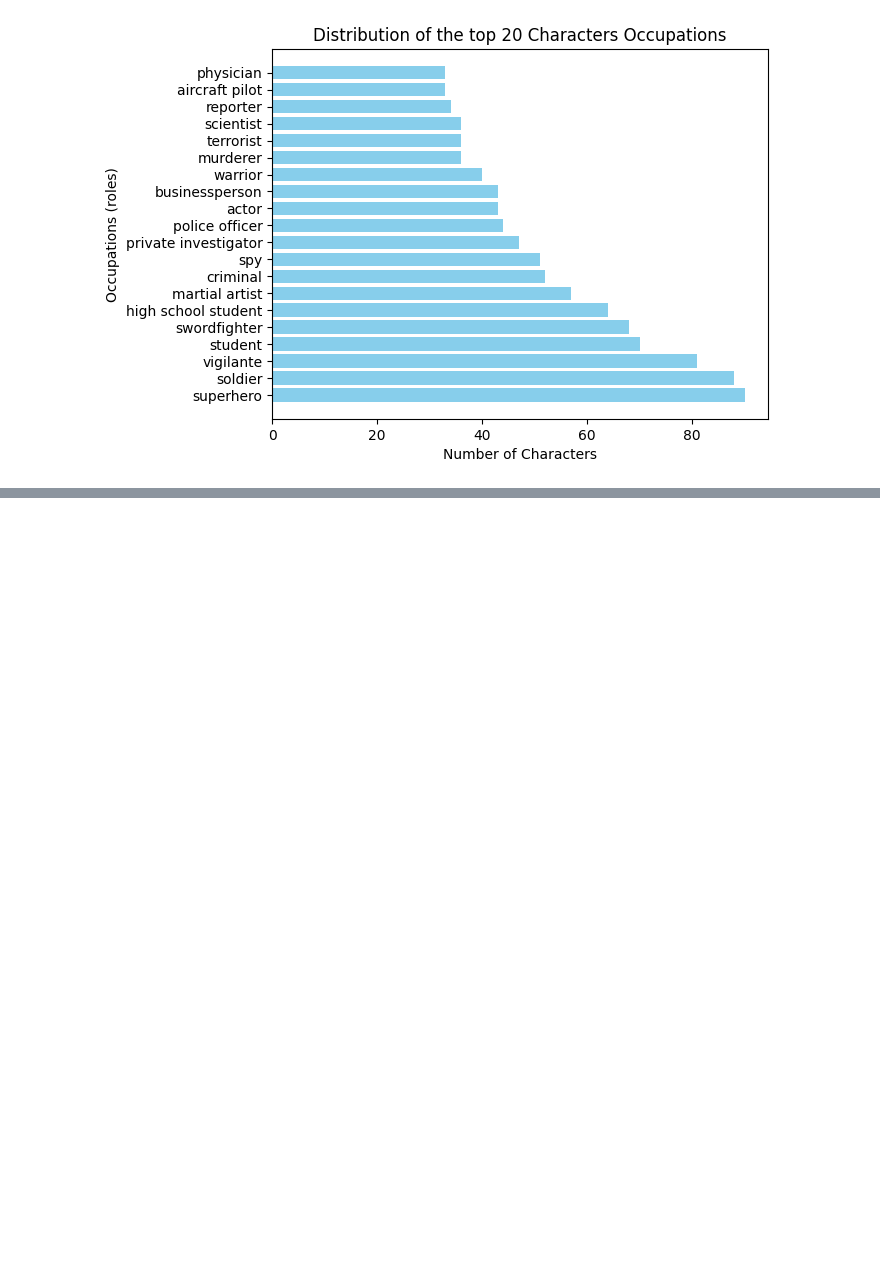
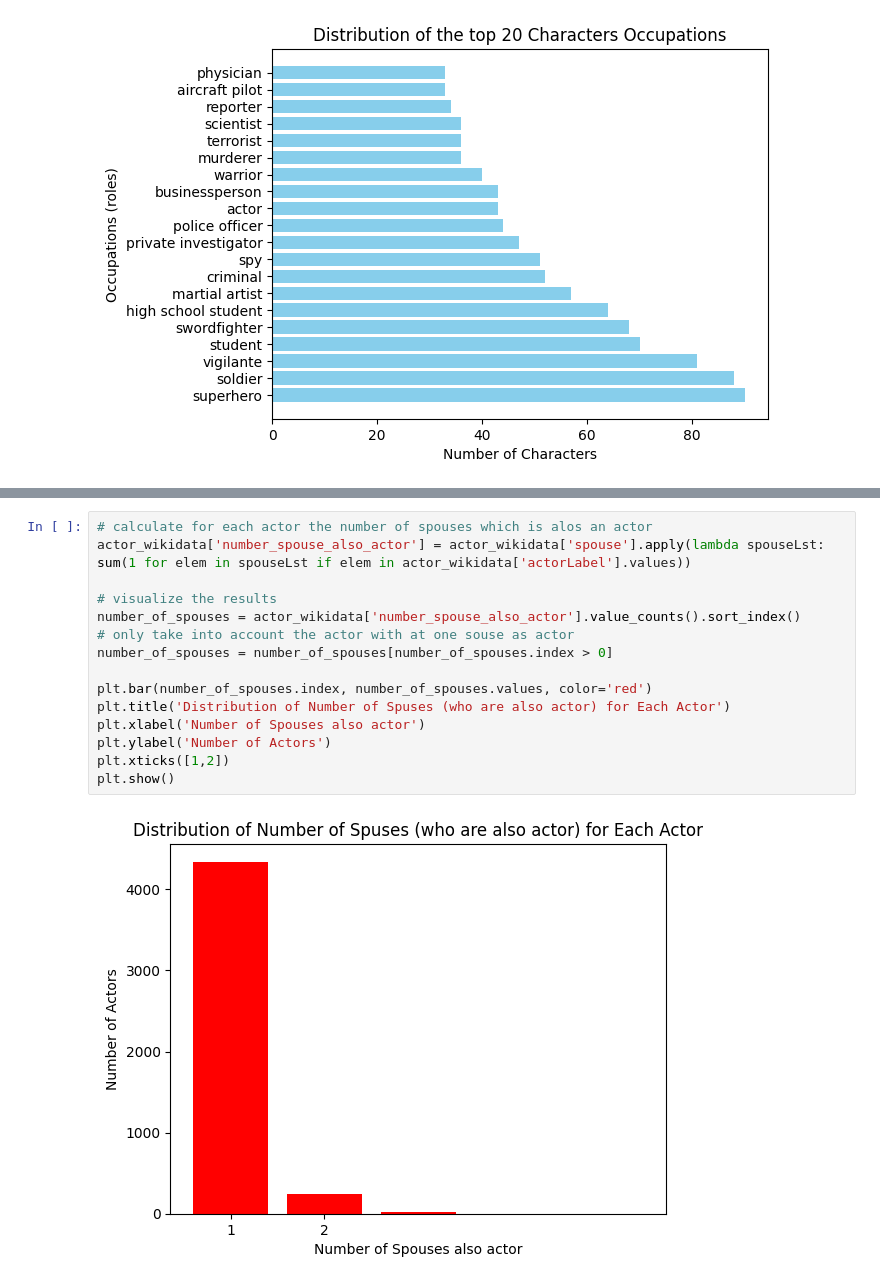
Before and after one commit to epfl-ada/ada-2024-project-bradaframanadamada, a Jupyter notebook: results.ipynb, the cells around one changed output, grey strips where cells are left out. Drawn from its saved outputs; the diff is of its cells as text; blank space fills up the shorter version.

```diff
--- a/results.ipynb
+++ b/results.ipynb
@@ -436,0 +468,17 @@ plt.show()
+# %%
+# calculate for each actor the number of spouses which is alos an actor
+actor_wikidata['number_spouse_also_actor'] = actor_wikidata['spouse'].apply(lambda spouseLst: sum(1 for elem in spouseLst if elem in actor_wikidata['actorLabel'].values))
+
+# visualize the results
+number_of_spouses = actor_wikidata['number_spouse_also_actor'].value_counts().sort_index()
+# only take into account the actor with at one souse as actor
+number_of_spouses = number_of_spouses[number_of_spouses.index > 0]
+
+plt.bar(number_of_spouses.index, number_of_spouses.values, color='red')
+plt.title('Distribution of Number of Spuses (who are also actor) for Each Actor')
+plt.xlabel('Number of Spouses also actor')
+plt.ylabel('Number of Actors')
+plt.xticks([1,2])
+plt.show()
+# %% [output]
+[figure, added]
```
Also changed, not shown: parts of 7 cells of this notebook.
